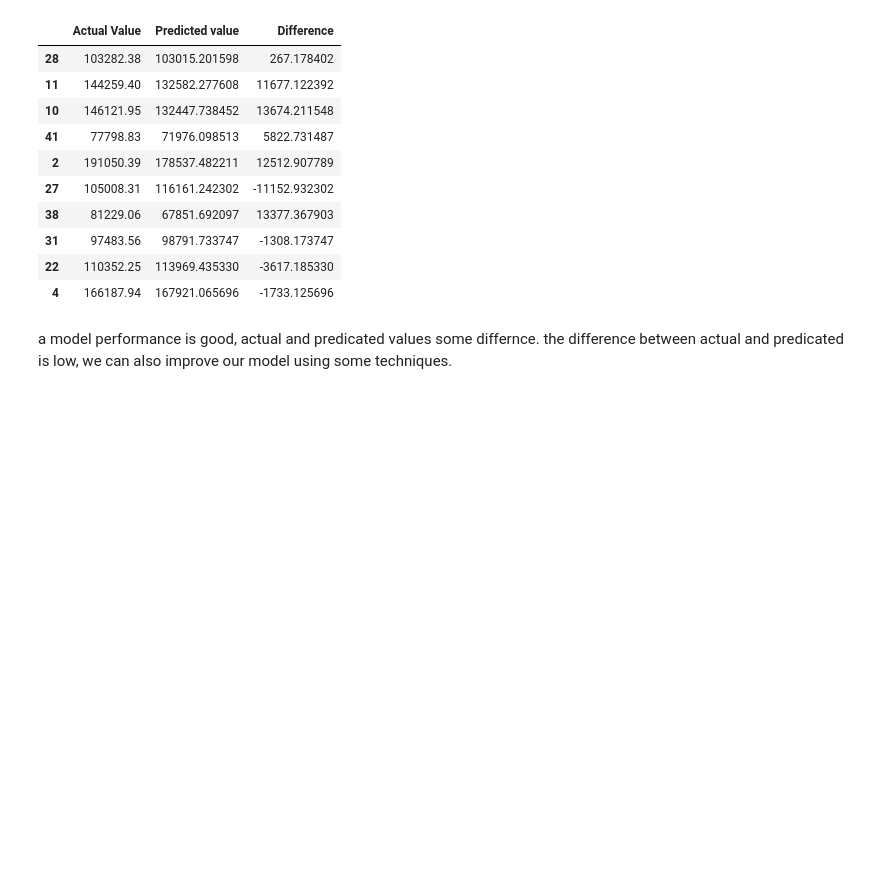
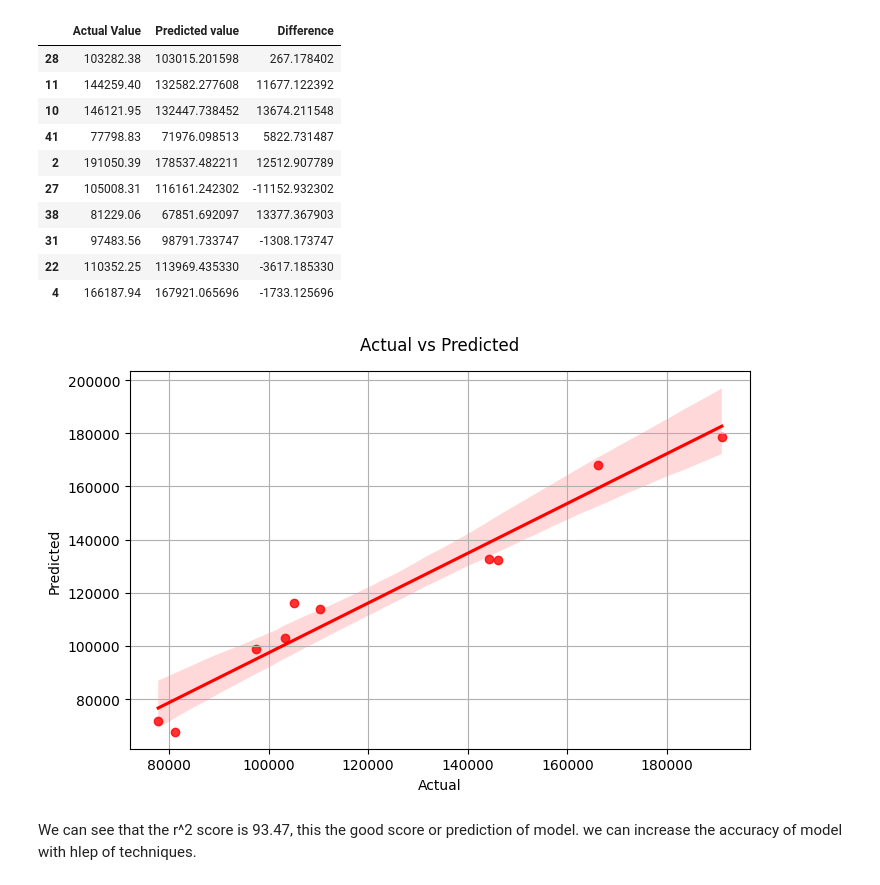
Before and after one commit to Shubham07-pawar/Multiple_Linear_Regression, a Jupyter notebook: Multiple_Regression.ipynb, the cells around one changed output. Drawn from its saved outputs; the diff is of its cells as text; code cells hidden in the pictures; blank space fills up the shorter version.

Commit message:
graph plotted

```diff
--- a/Multiple_Regression.ipynb
+++ b/Multiple_Regression.ipynb
@@ -169,7 +170,15 @@ final
 | 31 | 97483.56 | 98791.733747 | -1308.173747 |
 | 22 | 110352.25 | 113969.435330 | -3617.185330 |
 | 4 | 166187.94 | 167921.065696 | -1733.125696 |
+# %%
+plt.figure(figsize=(8,5), dpi=100)
+sns.regplot(x= y_test, y= y_pred, color="r")
+plt.grid()
+plt.title(label="Actual vs Predicted", pad= 15.2)
+plt.xlabel("Actual")
+plt.ylabel("Predicted")
+plt.show()
+# %% [output]
+[figure, added]
 # %% [markdown]
-a model performance is good, actual and predicated values some differnce.
-the difference between actual and predicated is low,
-we can also improve our model using some techniques.
+We can see that the r^2 score is 93.47, this the good score or prediction of model. we can increase the accuracy of model with hlep of techniques.
```
Also changed, not shown: parts of 1 cell of this notebook.
